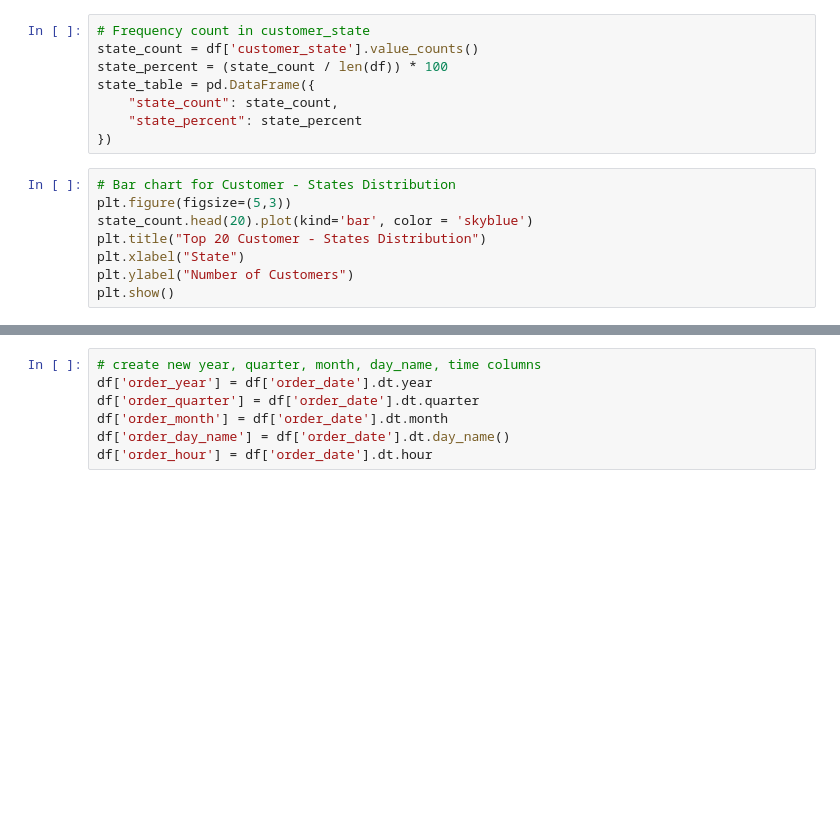
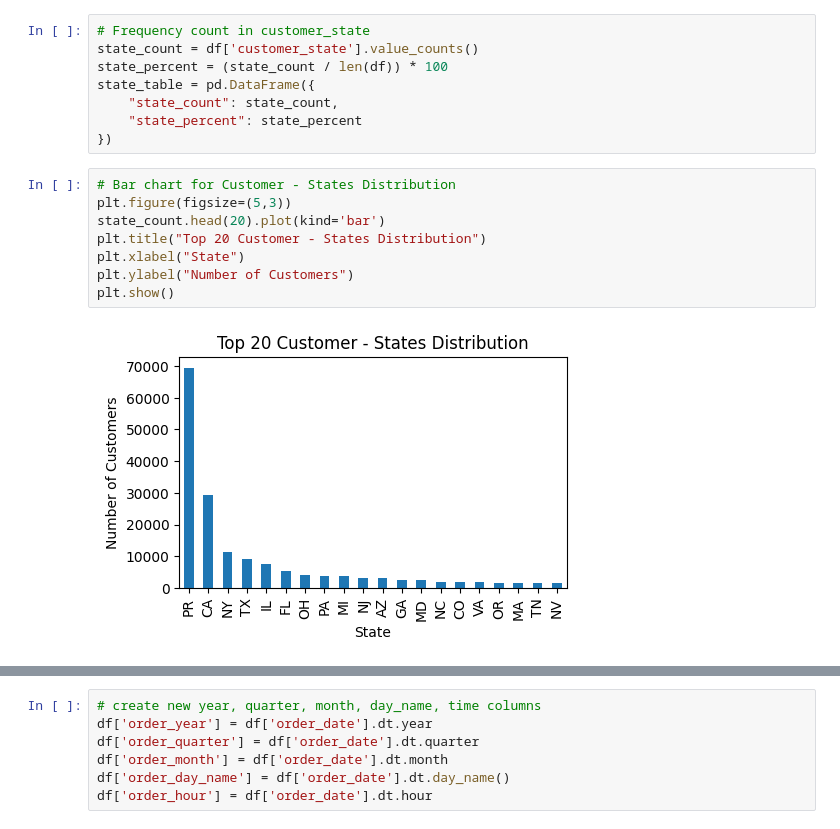
Before and after one commit to nh-adorie/scm-co-smart-project, a Jupyter notebook: notebook/eda.ipynb, the cells around one changed output, grey strips where cells are left out. Cells and saved outputs as stored; diff of their text form; blank space fills up the shorter version.

Commit message:
change color

```diff
--- a/notebook/eda.ipynb
+++ b/notebook/eda.ipynb
@@ -117,11 +117,13 @@ state_table = pd.DataFrame({
 # %%
 # Bar chart for Customer - States Distribution
 plt.figure(figsize=(5,3))
-state_count.head(20).plot(kind='bar', color = 'skyblue')
+state_count.head(20).plot(kind='bar')
 plt.title("Top 20 Customer - States Distribution")
 plt.xlabel("State")
 plt.ylabel("Number of Customers")
 plt.show()
+# %% [output]
+[figure, added]
 # %%
 # Order related columns analysis
 
```
Also changed, not shown: parts of 2 cells of this notebook.
